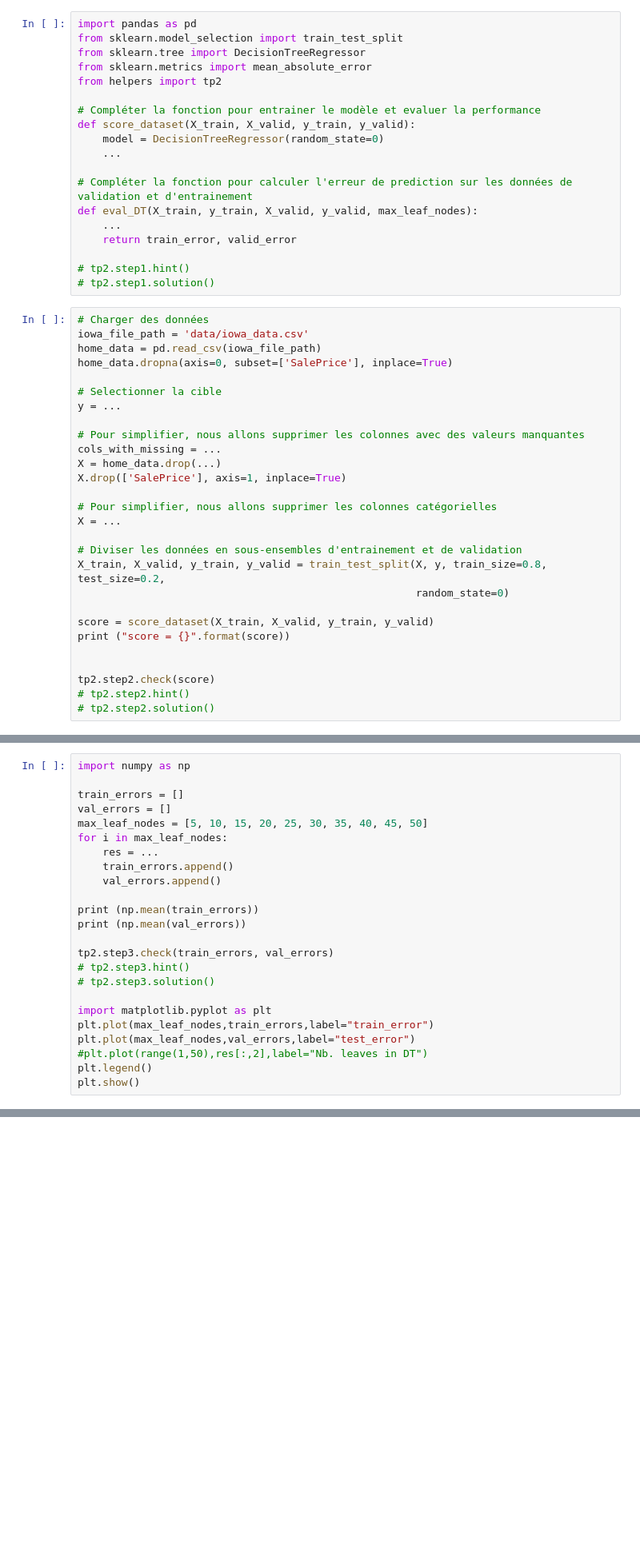
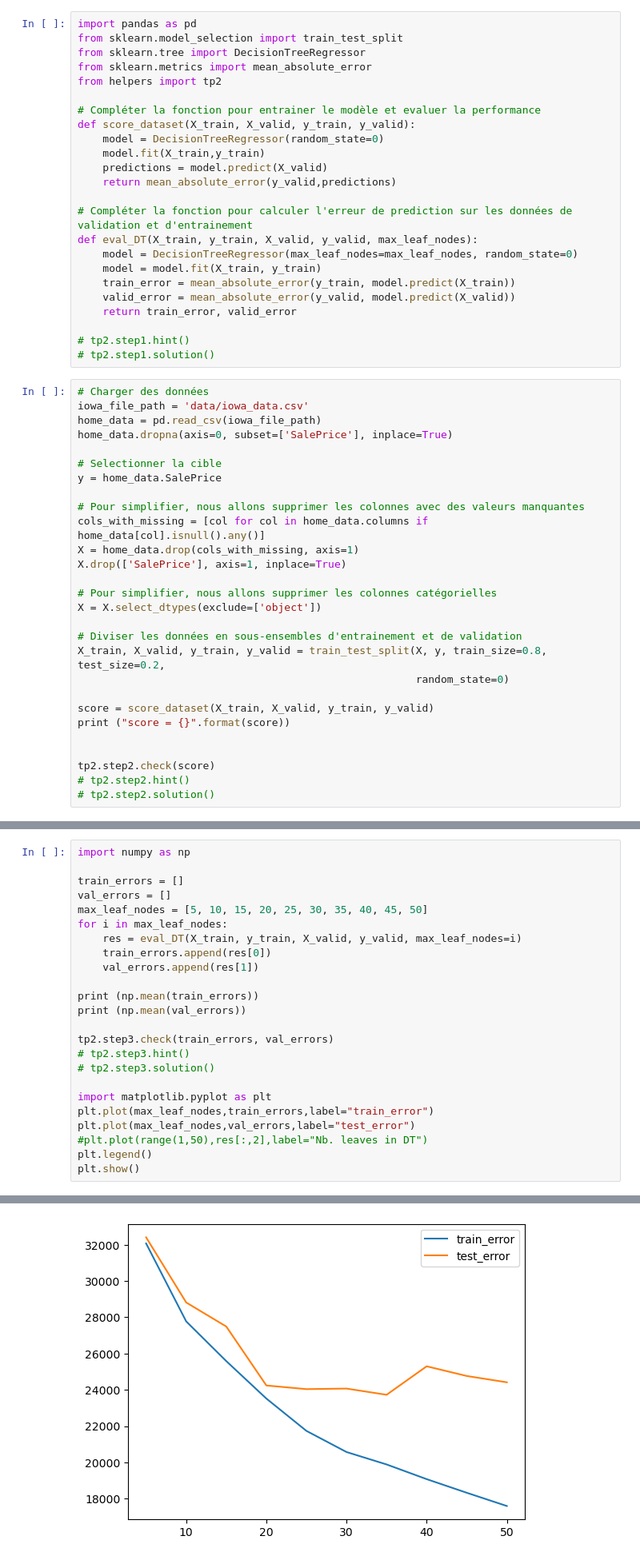
Before and after one commit to varuniv/BUT3, a Jupyter notebook: R5.11 Méthodes d'optimisation pour l'aide à la décision (A) /TP/TP-1.2.ipynb, the cells around one changed output, grey strips where cells are left out. Shown: that part at 80% size. Saved outputs shown, nothing was run; the diff lists cells and outputs as text; blank space fills up the shorter version.

```diff
--- a/R5.11 Méthodes d'optimisation pour l'aide à la décision (A) /TP/TP-1.2.ipynb
+++ b/R5.11 Méthodes d'optimisation pour l'aide à la décision (A) /TP/TP-1.2.ipynb
@@ -31,11 +31,16 @@ from helpers import tp2
 # Compléter la fonction pour entrainer le modèle et evaluer la performance
 def score_dataset(X_train, X_valid, y_train, y_valid):
     model = DecisionTreeRegressor(random_state=0)
-    ...
+    model.fit(X_train,y_train)
+    predictions = model.predict(X_valid)
+    return mean_absolute_error(y_valid,predictions)
 
 # Compléter la fonction pour calculer l'erreur de prediction sur les données de validation et d'entrainement
 def eval_DT(X_train, y_train, X_valid, y_valid, max_leaf_nodes):
-    ...
+    model = DecisionTreeRegressor(max_leaf_nodes=max_leaf_nodes, random_state=0)
+    model = model.fit(X_train, y_train)
+    train_error = mean_absolute_error(y_train, model.predict(X_train))
+    valid_error = mean_absolute_error(y_valid, model.predict(X_valid))
     return train_error, valid_error
 
 # tp2.step1.hint()
@@ -47,15 +52,15 @@ home_data = pd.read_csv(iowa_file_path)
 home_data.dropna(axis=0, subset=['SalePrice'], inplace=True)
 
 # Selectionner la cible
-y = ...
+y = home_data.SalePrice
 
 # Pour simplifier, nous allons supprimer les colonnes avec des valeurs manquantes
-cols_with_missing = ...
-X = home_data.drop(...)
+cols_with_missing = [col for col in home_data.columns if home_data[col].isnull().any()]
+X = home_data.drop(cols_with_missing, axis=1)
 X.drop(['SalePrice'], axis=1, inplace=True)
 
 # Pour simplifier, nous allons supprimer les colonnes catégorielles
-X = ...
+X = X.select_dtypes(exclude=['object'])
 
 # Diviser les données en sous-ensembles d'entrainement et de validation
 X_train, X_valid, y_train, y_valid = train_test_split(X, y, train_size=0.8, test_size=0.2,
@@ -77,9 +85,9 @@ train_errors = []
 val_errors = []
 max_leaf_nodes = [5, 10, 15, 20, 25, 30, 35, 40, 45, 50]
 for i in max_leaf_nodes:
-    res = ...
-    train_errors.append()
-    val_errors.append()
+    res = eval_DT(X_train, y_train, X_valid, y_valid, max_leaf_nodes=i)
+    train_errors.append(res[0])
+    val_errors.append(res[1])
 
 print (np.mean(train_errors))
 print (np.mean(val_errors))
@@ -94,3 +102,4 @@ plt.plot(max_leaf_nodes,val_errors,label="test_error")
 #plt.plot(range(1,50),res[:,2],label="Nb. leaves in DT")
 plt.legend()
 plt.show()
+# %% [output]
@@ -97,3 +109,4 @@ plt.show()
+[figure, added]
 # %% [markdown]
 Trouver la valeur qui donne les scores MAE les plus bas :
 # %%
```
Also changed, not shown: parts of 3 cells of this notebook, 3 other files.
